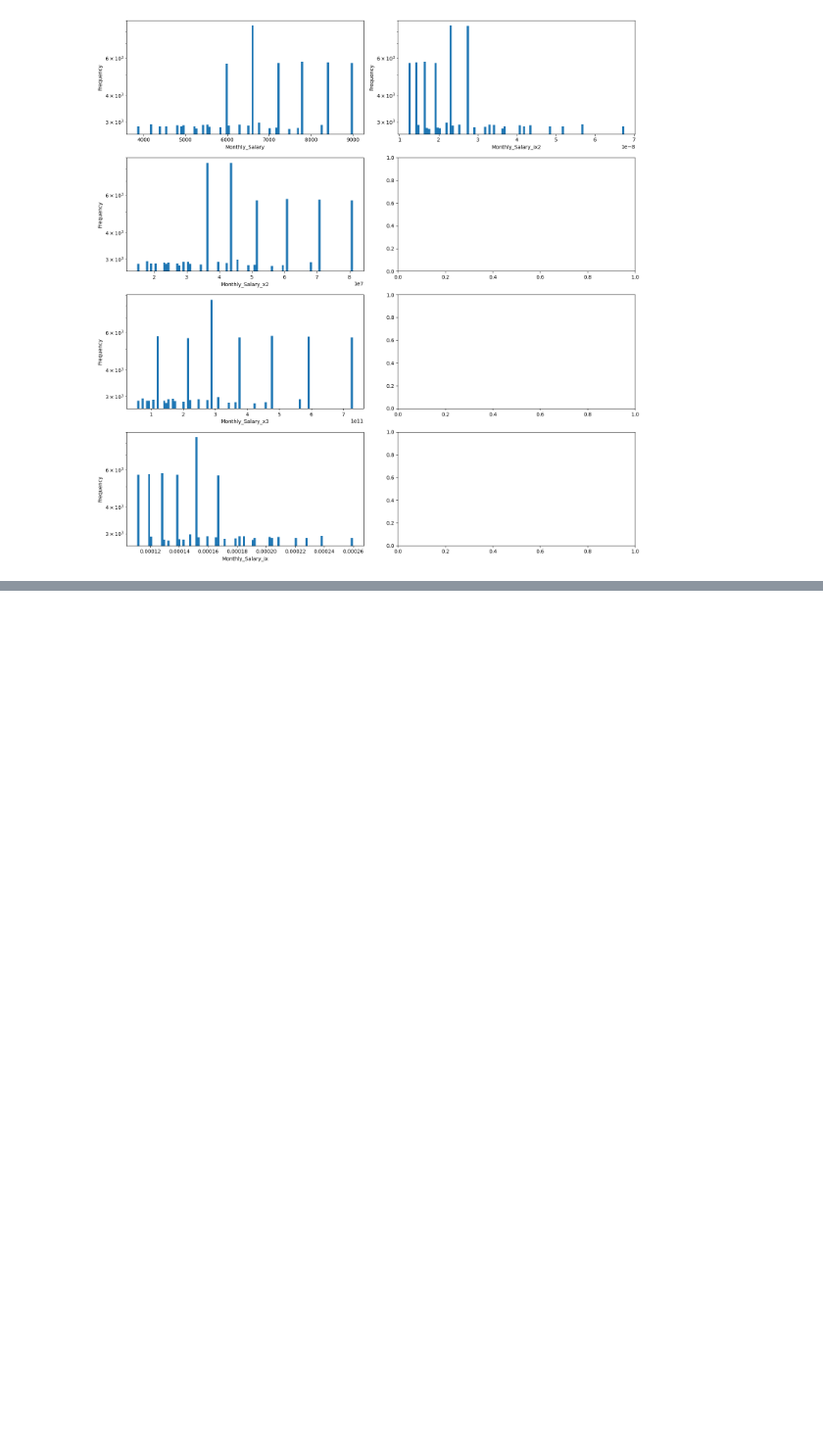
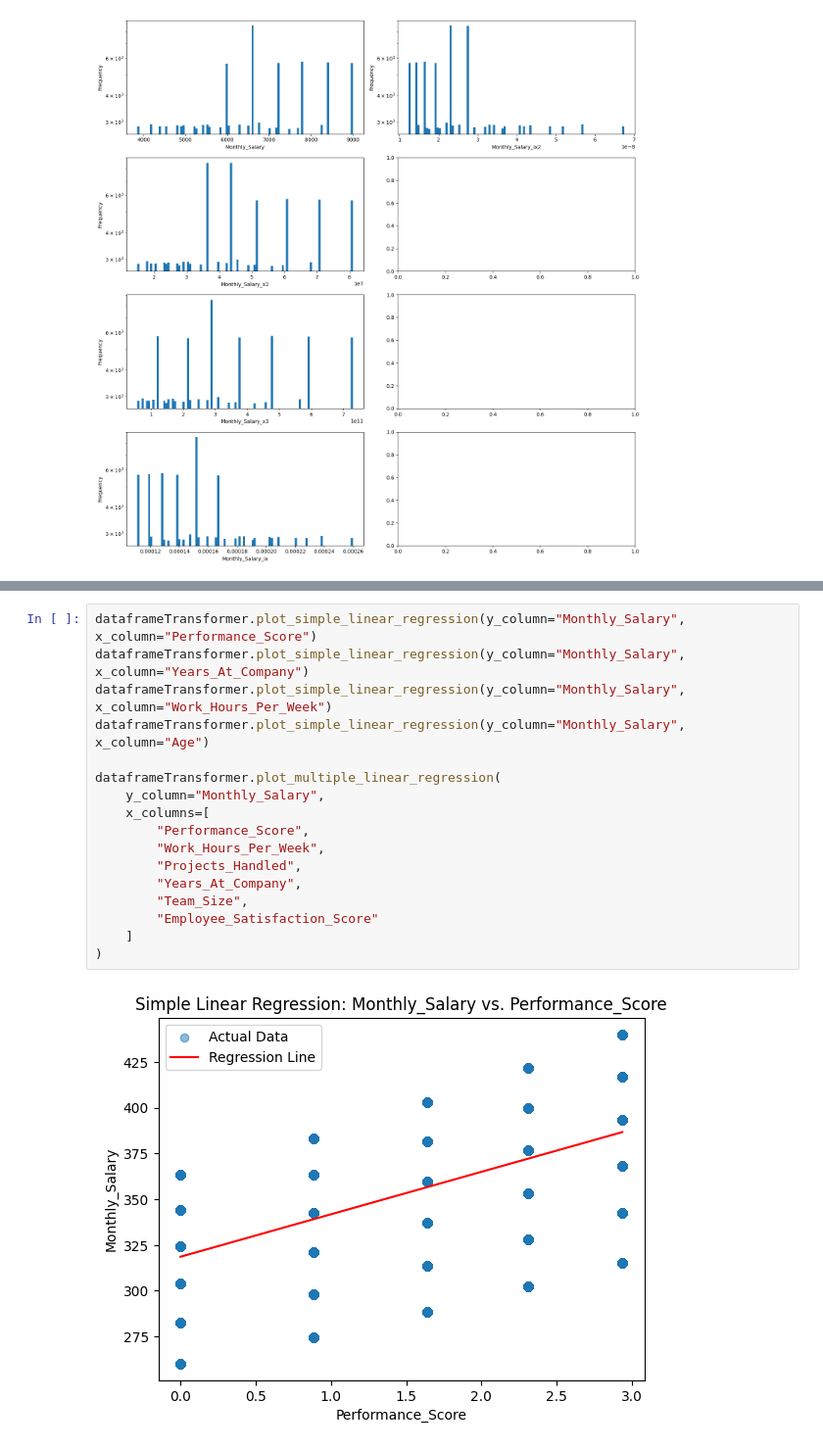
Before and after one commit to sreehariprathap/Data-Analysis--Maths---Algorithms, a Jupyter notebook: Week12/PAW-4.ipynb, the cells around one changed output, grey strips where cells are left out. Shown at 98% size. Drawn from its saved outputs; the diff is of its cells as text; blank space fills up the shorter version.

```diff
--- a/Week12/PAW-4.ipynb
+++ b/Week12/PAW-4.ipynb
@@ -236,0 +291,19 @@ dataframeTransformer.plot_tukey_ladder("Monthly_Salary")
+# %%
+dataframeTransformer.plot_simple_linear_regression(y_column="Monthly_Salary", x_column="Performance_Score")
+dataframeTransformer.plot_simple_linear_regression(y_column="Monthly_Salary", x_column="Years_At_Company")
+dataframeTransformer.plot_simple_linear_regression(y_column="Monthly_Salary", x_column="Work_Hours_Per_Week")
+dataframeTransformer.plot_simple_linear_regression(y_column="Monthly_Salary", x_column="Age")
+
+dataframeTransformer.plot_multiple_linear_regression(
+    y_column="Monthly_Salary",
+    x_columns=[
+        "Performance_Score",
+        "Work_Hours_Per_Week",
+        "Projects_Handled",
+        "Years_At_Company",
+        "Team_Size",
+        "Employee_Satisfaction_Score"
+    ]
+)
+# %% [output]
+[figure, added]
```
Also changed, not shown: parts of 12 cells of this notebook, 1 other file.
